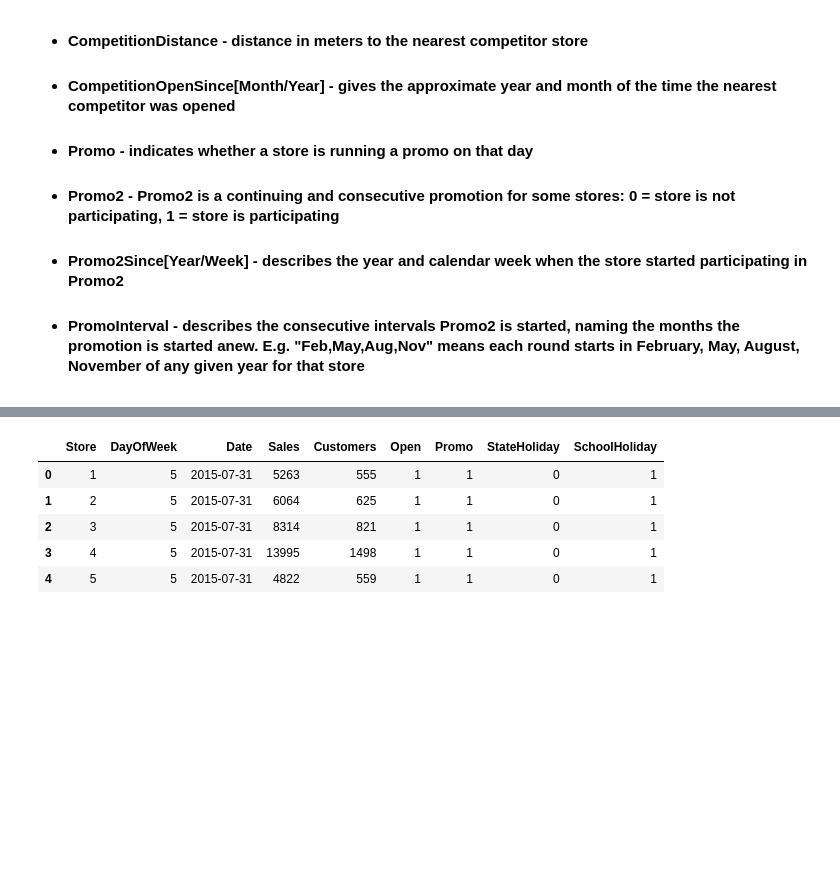
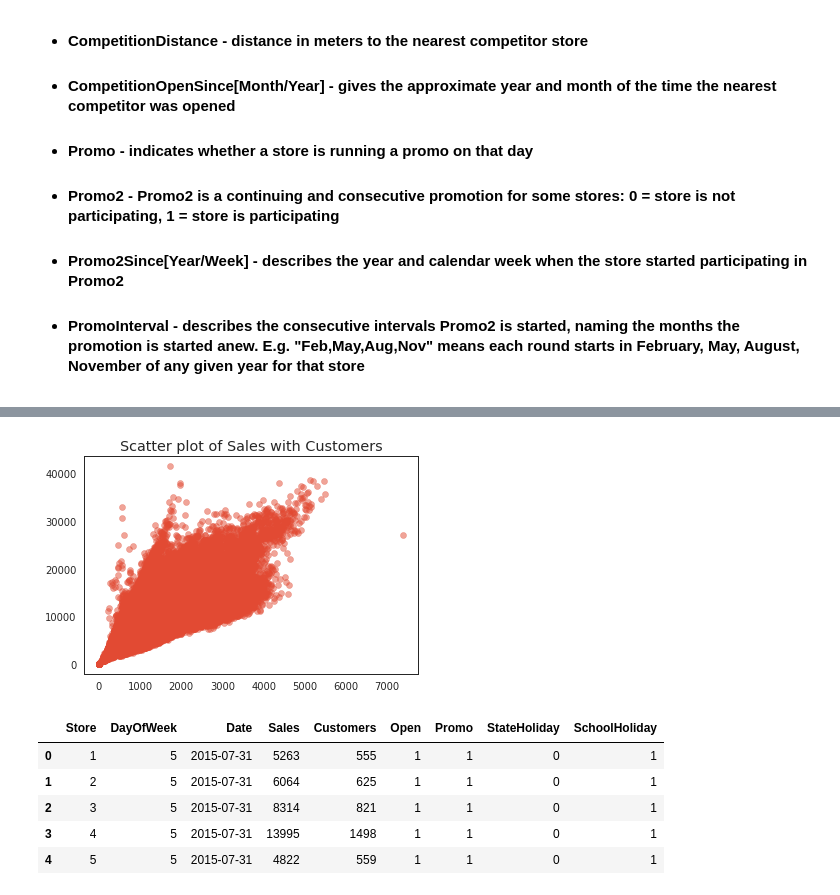
Before and after one commit to sudeep-009/Retail-Sales-Prediction, a Jupyter notebook: Rossmann_Sales_Prediction_Capstone_Project.ipynb, the cells around one changed output, grey strips where cells are left out. Drawn from its saved outputs; the diff is of its cells as text; code cells hidden in the pictures; blank space fills up the shorter version.

```diff
--- a/Rossmann_Sales_Prediction_Capstone_Project.ipynb
+++ b/Rossmann_Sales_Prediction_Capstone_Project.ipynb
@@ -61,0 +168,6 @@ store_df = pd.read_csv('/content/drive/MyDrive/Colab Notebooks/AlmaBetter/Capsto
+# %%
+plt.scatter(rossmann_df['Customers'], rossmann_df['Sales'], alpha=0.5)
+plt.title('Scatter plot of Sales with Customers')
+plt.show()
+# %% [output]
+[figure, added]
```
Also changed, not shown: parts of 19 cells of this notebook.
